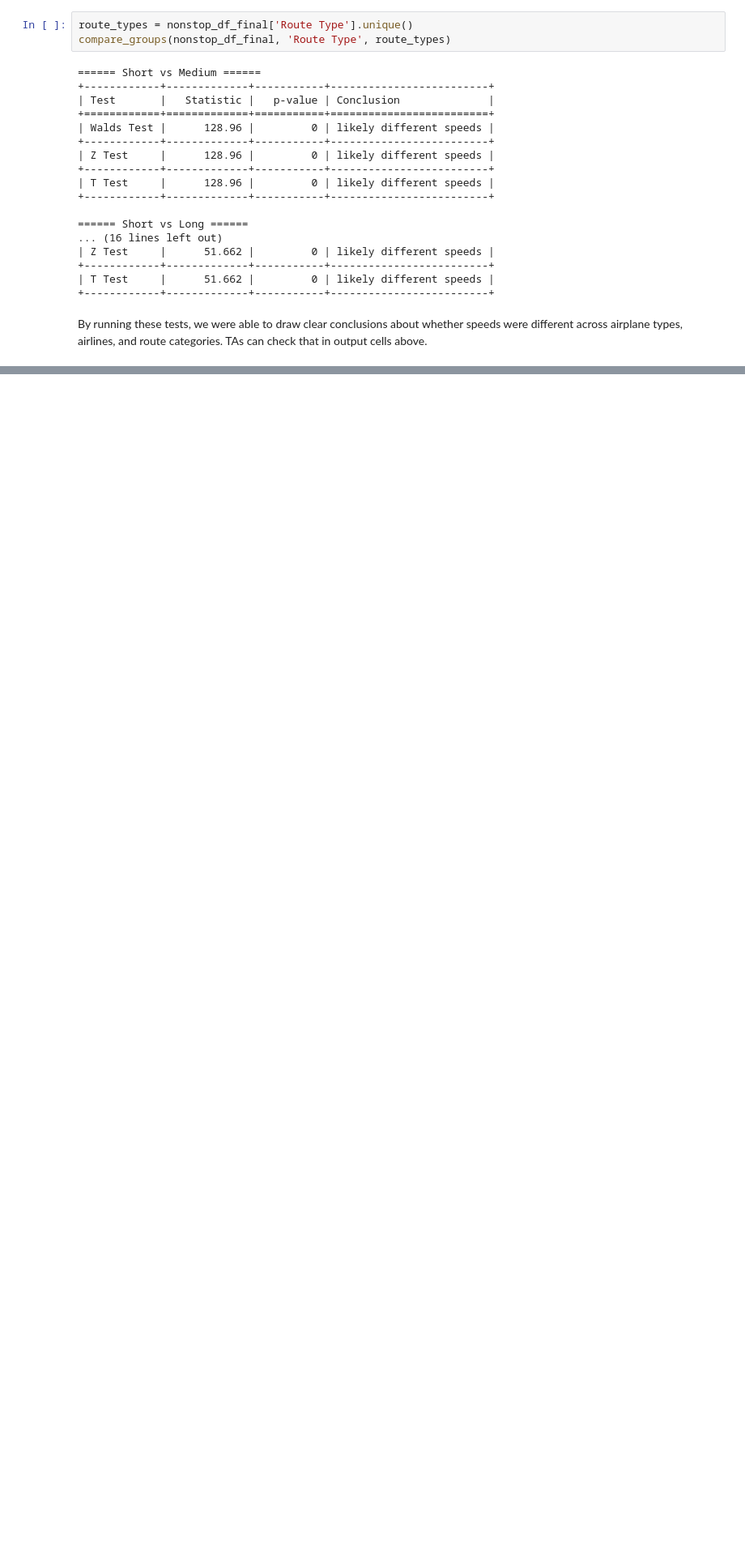
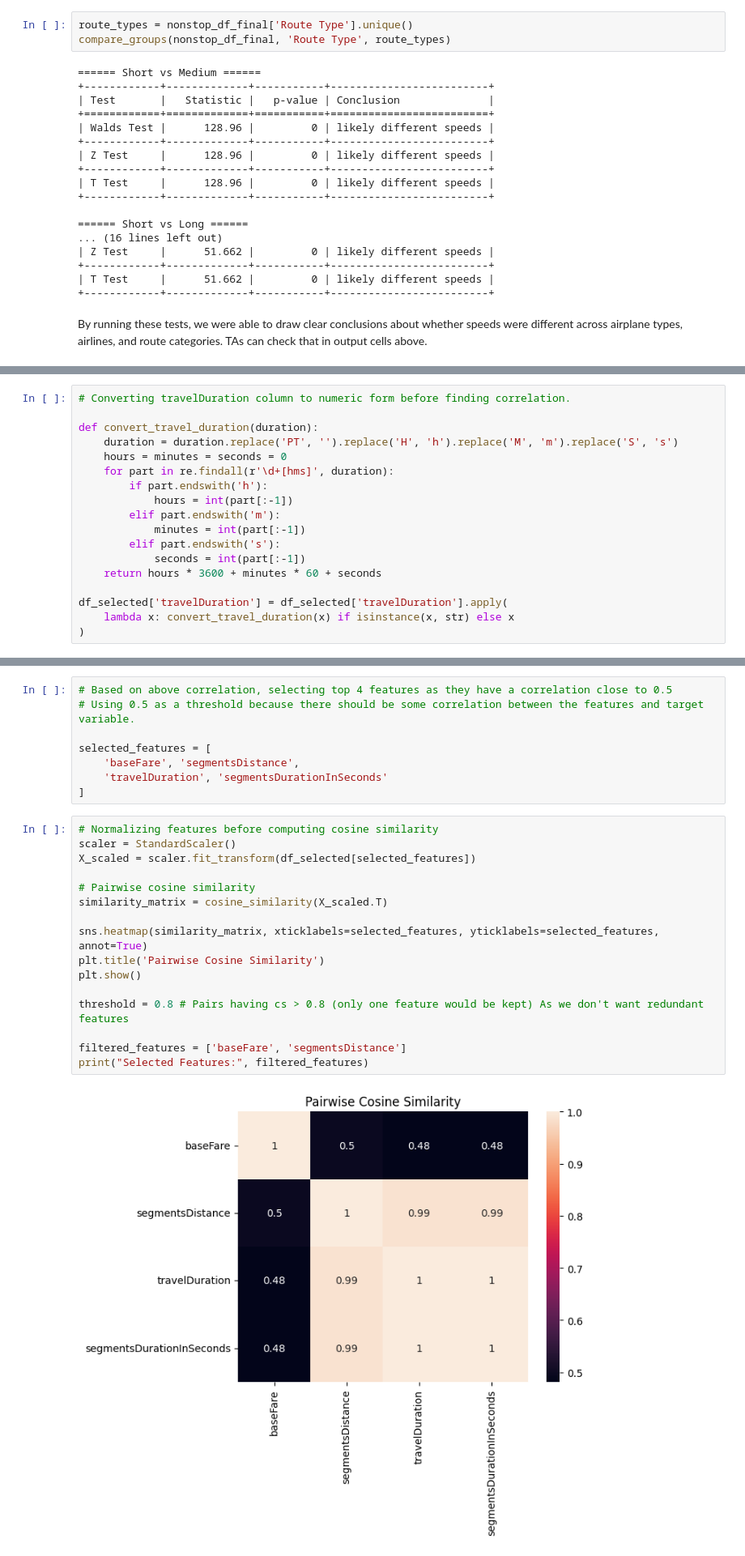
Before and after one commit to harshil-sanghvi/cse544-project, a Jupyter notebook: final_project.ipynb, the cells around one changed output, grey strips where cells are left out. Shown at 81% size. Cells and saved outputs as stored; diff of their text form; blank space fills up the shorter version.

```diff
--- a/final_project.ipynb
+++ b/final_project.ipynb
@@ -402,0 +525,18 @@ By running these tests, we were able to draw clear conclusions about whether spe
+# %%
+# Converting travelDuration column to numeric form before finding correlation.
+
+def convert_travel_duration(duration):
+    duration = duration.replace('PT', '').replace('H', 'h').replace('M', 'm').replace('S', 's')
+    hours = minutes = seconds = 0
+    for part in re.findall(r'\d+[hms]', duration):
+        if part.endswith('h'):
+            hours = int(part[:-1])
+        elif part.endswith('m'):
+            minutes = int(part[:-1])
+        elif part.endswith('s'):
+            seconds = int(part[:-1])
+    return hours * 3600 + minutes * 60 + seconds
+
+df_selected['travelDuration'] = df_selected['travelDuration'].apply(
+    lambda x: convert_travel_duration(x) if isinstance(x, str) else x
+)
@@ -402,0 +574,26 @@ By running these tests, we were able to draw clear conclusions about whether spe
+# %%
+# Based on above correlation, selecting top 4 features as they have a correlation close to 0.5
+# Using 0.5 as a threshold because there should be some correlation between the features and target variable.
+
+selected_features = [
+    'baseFare', 'segmentsDistance',
+    'travelDuration', 'segmentsDurationInSeconds'
+]
+# %%
+# Normalizing features before computing cosine similarity
+scaler = StandardScaler()
+X_scaled = scaler.fit_transform(df_selected[selected_features])
+
+# Pairwise cosine similarity
+similarity_matrix = cosine_similarity(X_scaled.T)
+
+sns.heatmap(similarity_matrix, xticklabels=selected_features, yticklabels=selected_features, annot=True)
+plt.title('Pairwise Cosine Similarity')
+plt.show()
+
+threshold = 0.8 # Pairs having cs > 0.8 (only one feature would be kept) As we don't want redundant features
+
+filtered_features = ['baseFare', 'segmentsDistance']
+print("Selected Features:", filtered_features)
+# %% [output]
+[figure, added]
```
Also changed, not shown: parts of 21 cells of this notebook.
